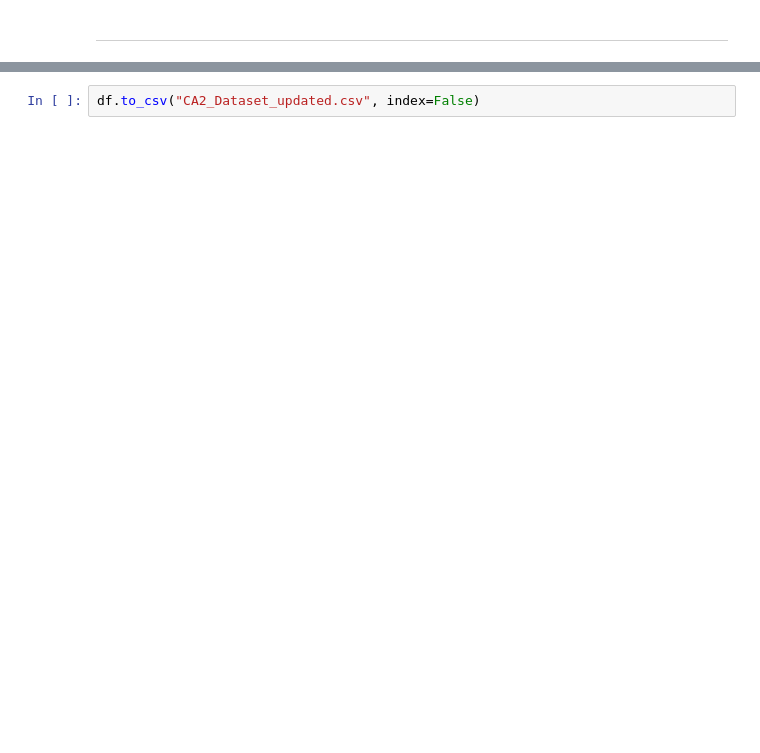
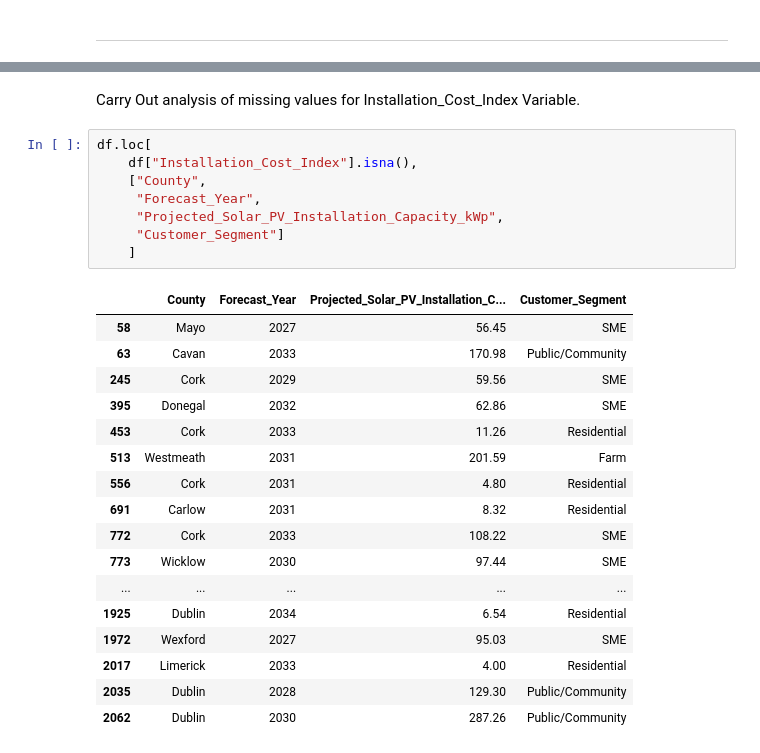
Before and after one commit to sba26096-CiaranLynch/IntegratedCA2, a Jupyter notebook: Integrated_CA_2.ipynb, the cells around one changed output, grey strips where cells are left out. Saved outputs shown, nothing was run; the diff lists cells and outputs as text; blank space fills up the shorter version.

```diff
--- a/Integrated_CA_2.ipynb
+++ b/Integrated_CA_2.ipynb
@@ -1200,2 +1246,28 @@ df.isnull().sum()
-# %%
-df.to_csv("CA2_Dataset_updated.csv", index=False)
+# %% [markdown]
+Carry Out analysis of missing values for Installation_Cost_Index Variable.
+# %%
+df.loc[
+    df["Installation_Cost_Index"].isna(),
+    ["County",
+     "Forecast_Year",
+     "Projected_Solar_PV_Installation_Capacity_kWp",
+     "Customer_Segment"]
+    ]
+# %% [output]
+|  | County | Forecast_Year | Projected_Solar_PV_Installation_C... | Customer_Segment |
+| 58 | Mayo | 2027 | 56.45 | SME |
+| 63 | Cavan | 2033 | 170.98 | Public/Community |
+| 245 | Cork | 2029 | 59.56 | SME |
+| 395 | Donegal | 2032 | 62.86 | SME |
+| 453 | Cork | 2033 | 11.26 | Residential |
+| 513 | Westmeath | 2031 | 201.59 | Farm |
+| 556 | Cork | 2031 | 4.80 | Residential |
+| 691 | Carlow | 2031 | 8.32 | Residential |
+| 772 | Cork | 2033 | 108.22 | SME |
+| 773 | Wicklow | 2030 | 97.44 | SME |
+| ... | ... | ... | ... | ... |
+| 1925 | Dublin | 2034 | 6.54 | Residential |
+| 1972 | Wexford | 2027 | 95.03 | SME |
+| 2017 | Limerick | 2033 | 4.00 | Residential |
+| 2035 | Dublin | 2028 | 129.30 | Public/Community |
+| 2062 | Dublin | 2030 | 287.26 | Public/Community |
```
Also changed, not shown: parts of 40 cells of this notebook.
